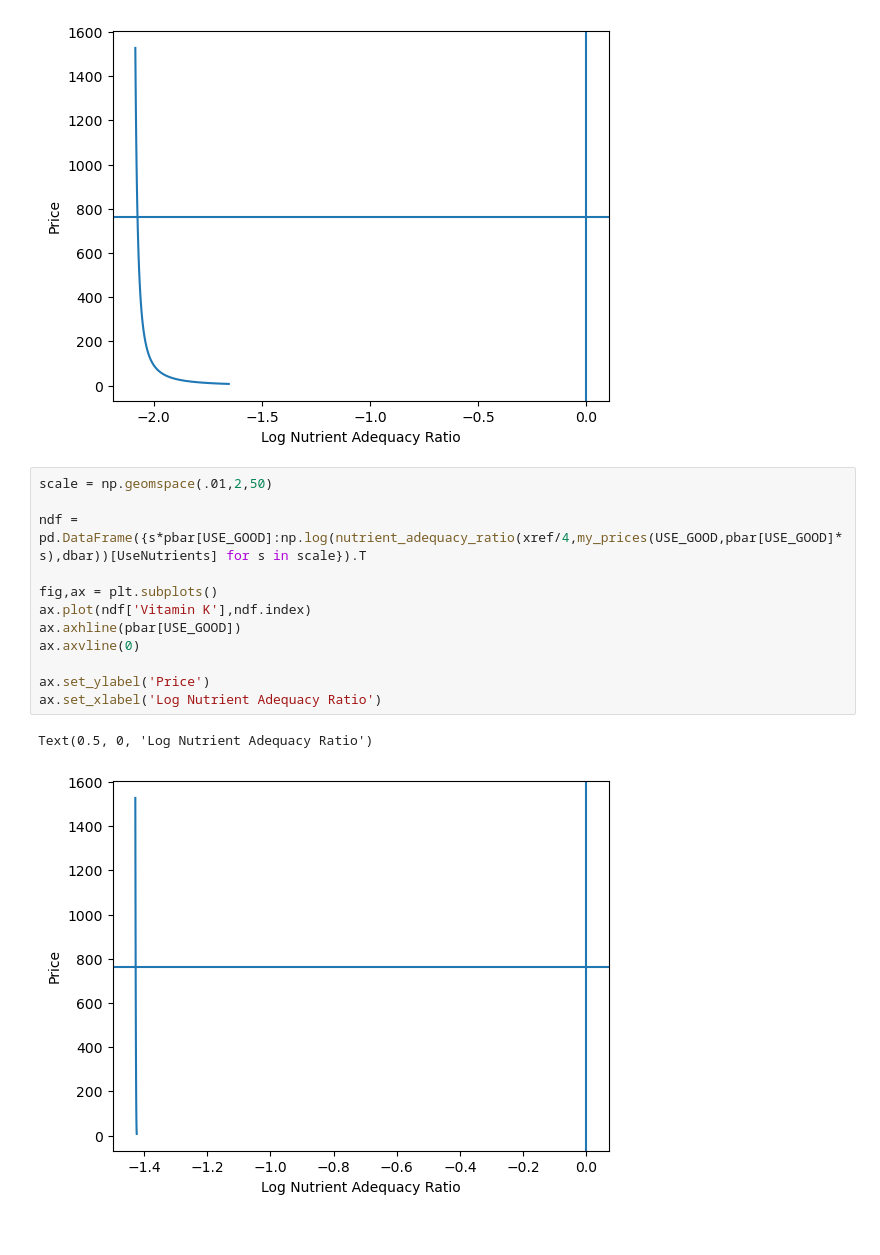
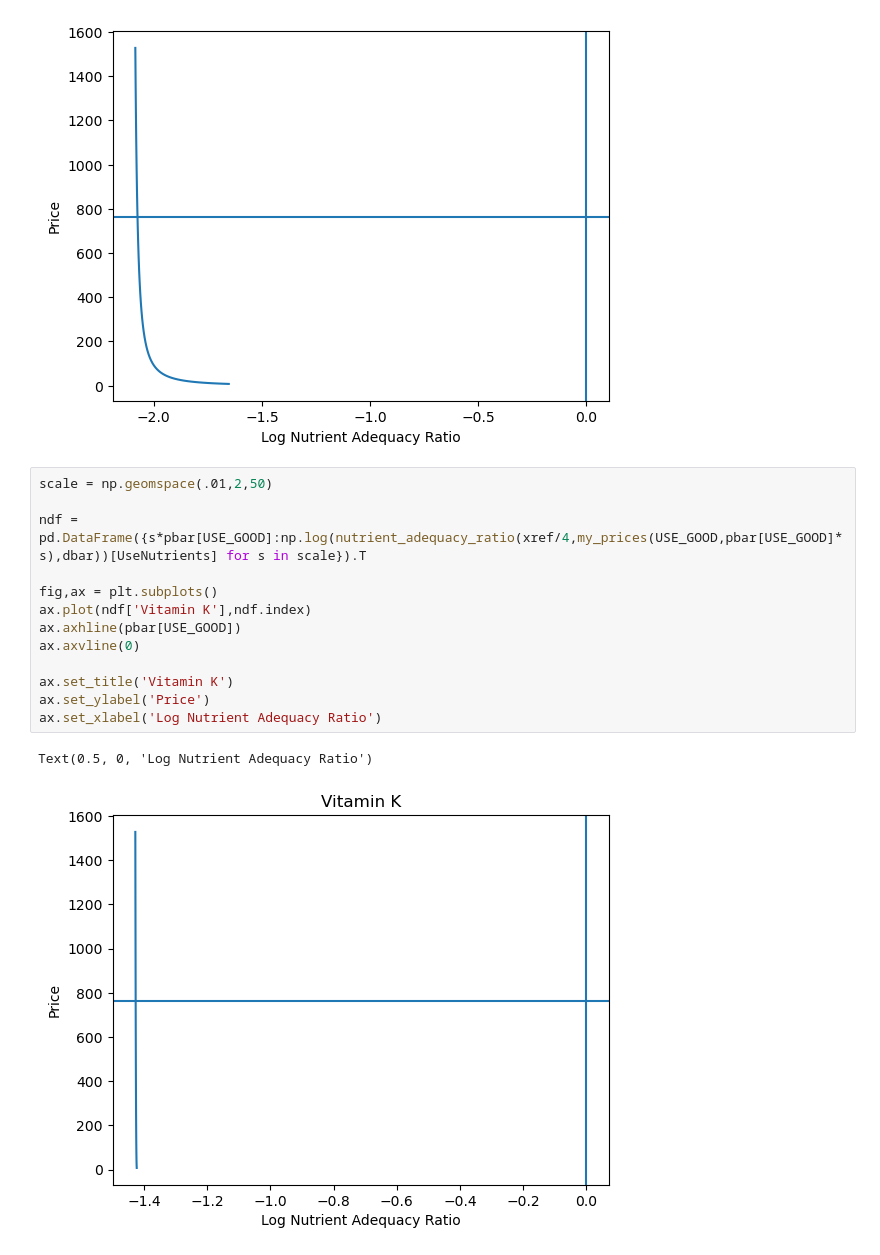
Before and after one commit to celestebasken/Project4, a Jupyter notebook: Demand & Nutritional Analysis/Nutrient_Demands.ipynb, the cells around one changed output. Drawn from its saved outputs; the diff is of its cells as text.

```diff
--- a/Demand & Nutritional Analysis/Nutrient_Demands.ipynb
+++ b/Demand & Nutritional Analysis/Nutrient_Demands.ipynb
@@ -314,18 +314,19 @@ Text(0.5, 0, 'Log Nutrient Adequacy Ratio')
 # %%
 scale = np.geomspace(.01,2,50)
 
 ndf = pd.DataFrame({s*pbar[USE_GOOD]:np.log(nutrient_adequacy_ratio(xref/4,my_prices(USE_GOOD,pbar[USE_GOOD]*s),dbar))[UseNutrients] for s in scale}).T
 
 fig,ax = plt.subplots()
 ax.plot(ndf['Vitamin K'],ndf.index)
 ax.axhline(pbar[USE_GOOD])
 ax.axvline(0)
 
+ax.set_title('Vitamin K')
 ax.set_ylabel('Price')
 ax.set_xlabel('Log Nutrient Adequacy Ratio')
 # %% [output]
 Text(0.5, 0, 'Log Nutrient Adequacy Ratio')
-[figure, old version]
+[figure, new version]
 # %%
 scale = np.geomspace(.01,2,50)
 
```
Also changed, not shown: parts of 1 cell of this notebook, 2 other files.
